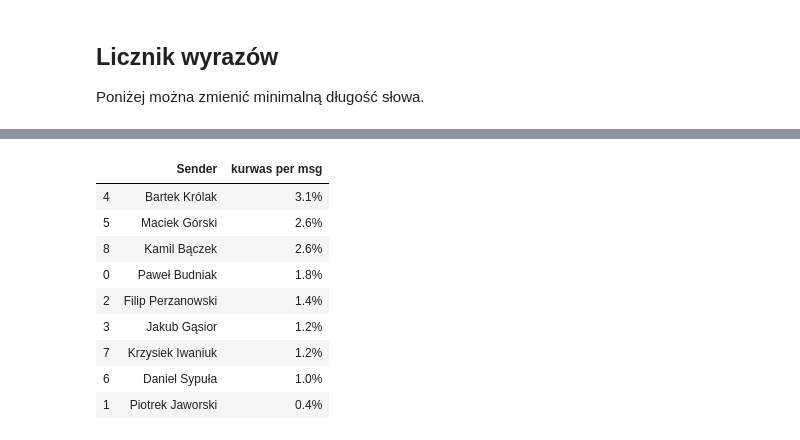
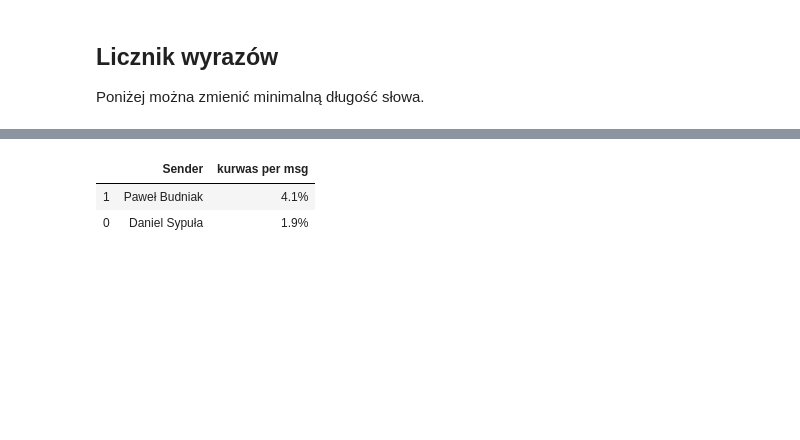
Before and after one commit to PawelBudniak/Messenger-chat-analysis, a Jupyter notebook: messenger_stats.ipynb, the cells around one changed output, grey strips where cells are left out. Saved outputs shown, nothing was run; the diff lists cells and outputs as text; code cells hidden in the pictures; blank space fills up the shorter version.

```diff
--- a/messenger_stats.ipynb
+++ b/messenger_stats.ipynb
@@ -5,11 +5,11 @@ import stats
 import pandas as pd
 import seaborn as sns
 
-json_chat = 'skladczarnuchow.json'
+json_chat = R'data\skladczarnuchow.json'
 
 
-chat = stats.load_json(json_chat)
-#chat = stats.load_from_path(R'D:\facebook html i json\DanielSypula_cJS-IpkT2A')
+#chat = stats.load_json(json_chat)
+chat = stats.load_from_path(R'D:\facebook html i json\facebook-json\DanielSypula_cJS-IpkT2A', 'json')
 msg_stats = stats.get_msg_stats(chat)
 df = pd.DataFrame(((k,*v) for k,v in msg_stats.items()))
 df.columns = ['Sender', 'Total msgs sent', 'Avg msg length', 'Total chars sent']
@@ -73,16 +73,9 @@ for i,sender in enumerate(word_counts_filtered):
 # %%
-kurwas = stats.get_kurwa_coefficients(word_counts, msg_stats)
+kurwas = stats.get_kurwa_coefficients(word_counts, msg_stats, odmiana = True)
 #ignore_index = True w pandas 1.0.0
 df = pd.DataFrame(kurwas.items(), columns = ['Sender', 'kurwas per msg']).sort_values(by='kurwas per msg', ascending=False)
 df
 # %% [output]
 |  | Sender | kurwas per msg |
-| 4 | Bartek Królak | 3.1% |
-| 5 | Maciek Górski | 2.6% |
-| 8 | Kamil Bączek | 2.6% |
-| 0 | Paweł Budniak | 1.8% |
-| 2 | Filip Perzanowski | 1.4% |
-| 3 | Jakub Gąsior | 1.2% |
-| 7 | Krzysiek Iwaniuk | 1.2% |
-| 6 | Daniel Sypuła | 1.0% |
-| 1 | Piotrek Jaworski | 0.4% |
+| 1 | Paweł Budniak | 4.1% |
+| 0 | Daniel Sypuła | 1.9% |
```
Also changed, not shown: parts of 12 cells of this notebook, 1 other file.
